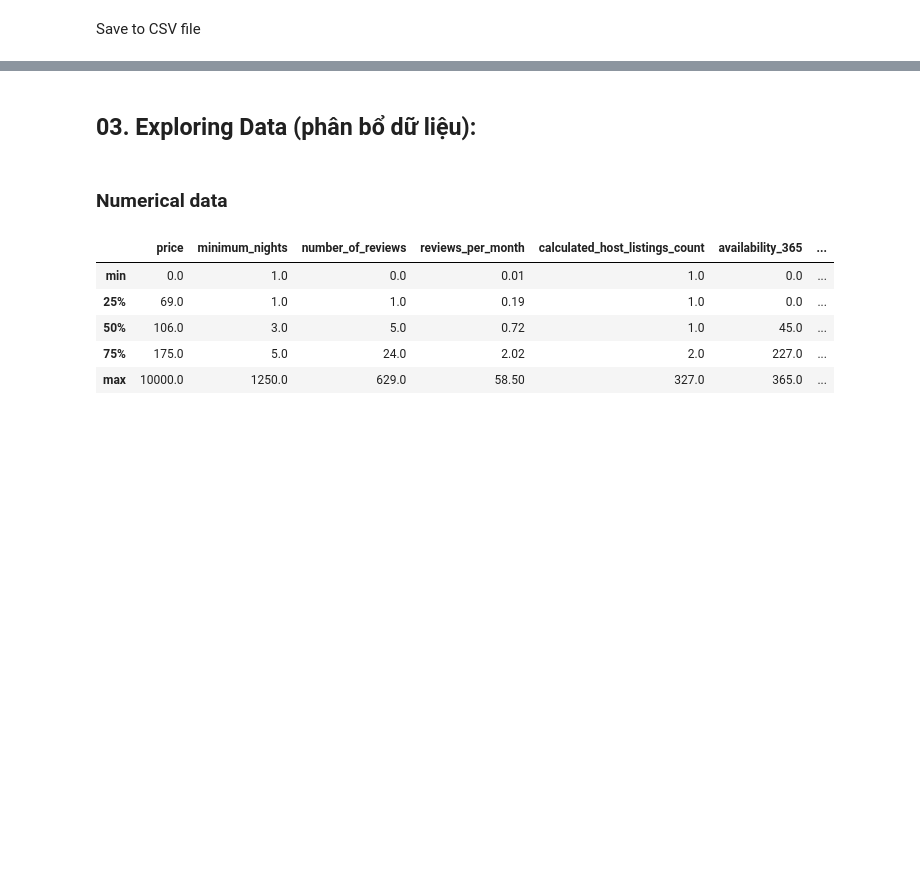
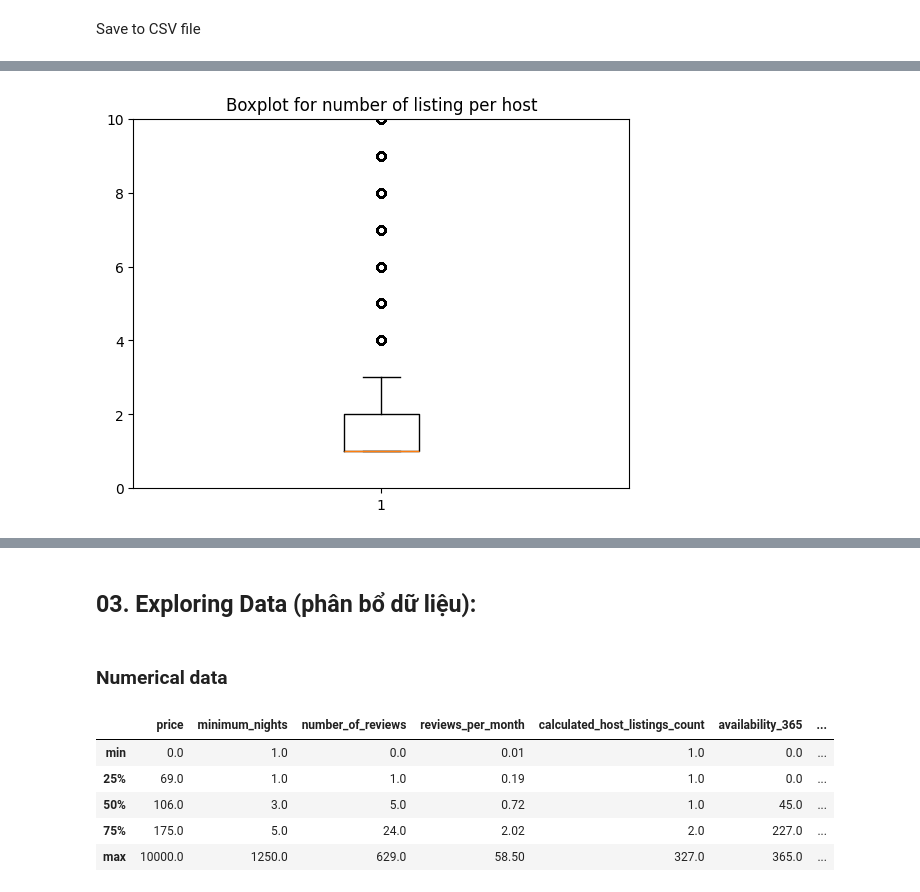
Before and after one commit to Gabien21/CSC17104_P4DS_final_project, a Jupyter notebook: Project/2_Exploring_and_preprocessing_data.ipynb, the cells around one changed output, grey strips where cells are left out. Saved outputs shown, nothing was run; the diff lists cells and outputs as text; code cells hidden in the pictures; blank space fills up the shorter version.

```diff
--- a/Project/2_Exploring_and_preprocessing_data.ipynb
+++ b/Project/2_Exploring_and_preprocessing_data.ipynb
@@ -142,0 +254,7 @@ Save to CSV file
+# %%
+plt.boxplot(df['calculated_host_listings_count'])
+plt.ylim(0,10)
+plt.title('Boxplot for number of listing per host')
+plt.show()
+# %% [output]
+[figure, added]
```
Also changed, not shown: parts of 17 cells of this notebook.
